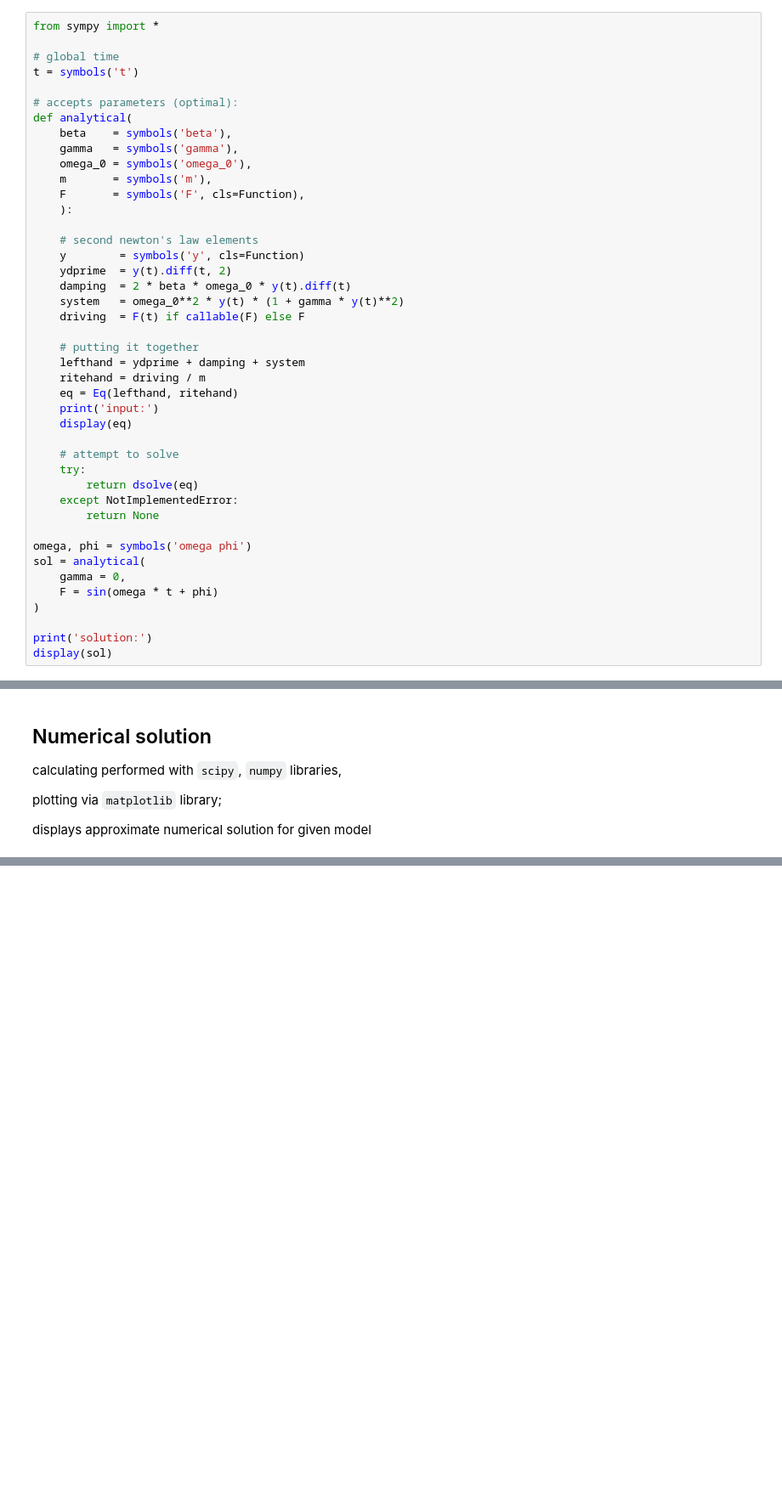
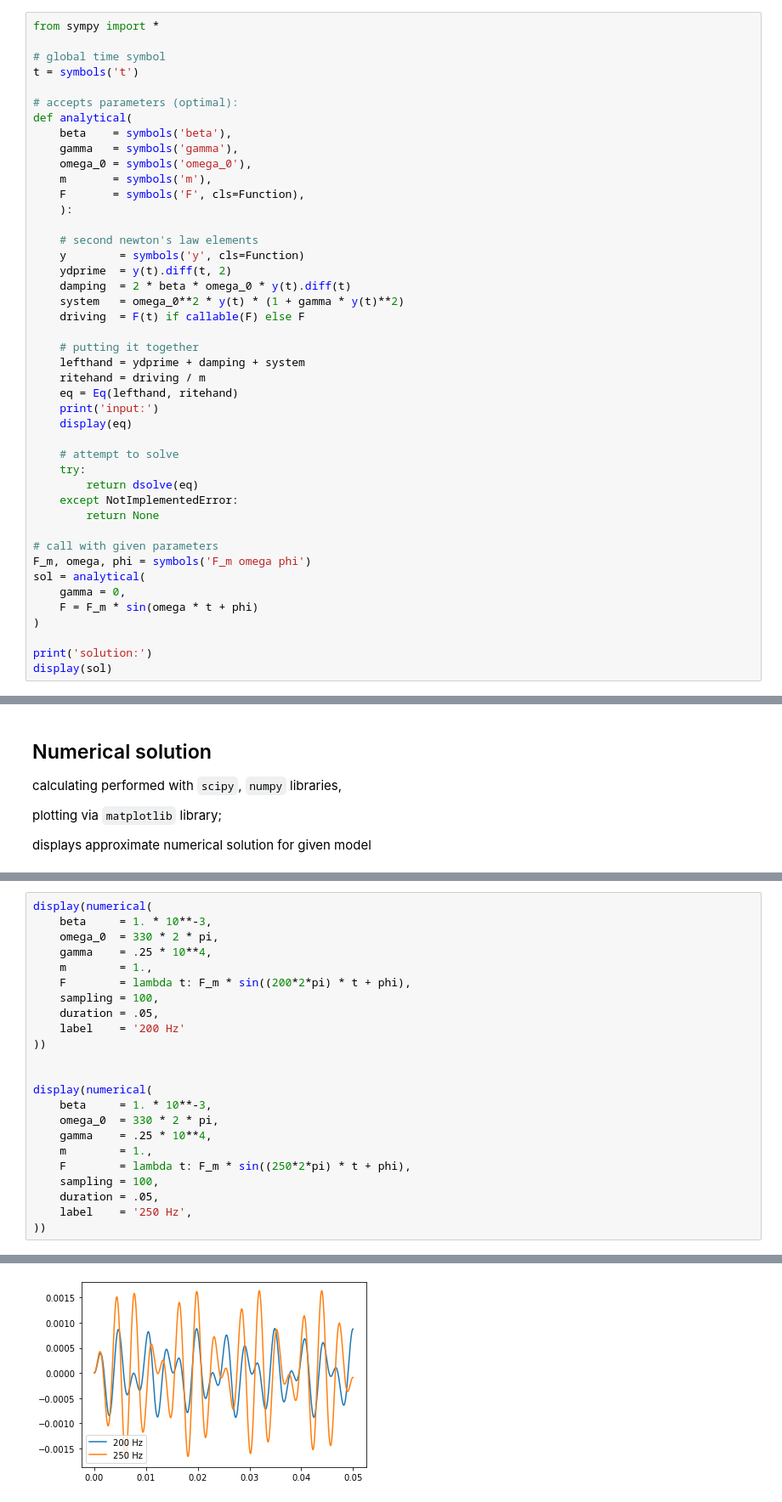
Before and after one commit to patztablook22/IYPT-Guitar-String, a Jupyter notebook: solutions.ipynb, the cells around one changed output, grey strips where cells are left out. Shown: that part at 85% size. Drawn from its saved outputs; the diff is of its cells as text; blank space fills up the shorter version.

```diff
--- a/solutions.ipynb
+++ b/solutions.ipynb
@@ -10,7 +10,7 @@ attempts to algorithmically find analytical solution for given parameters
 # %%
 from sympy import *
 
-# global time
+# global time symbol
 t = symbols('t')
 
 # accepts parameters (optimal):
@@ -42,10 +42,11 @@ def analytical(
     except NotImplementedError:
         return None
 
-omega, phi = symbols('omega phi')
+# call with given parameters
+F_m, omega, phi = symbols('F_m omega phi')
 sol = analytical(
     gamma = 0,
-    F = sin(omega * t + phi)
+    F = F_m * sin(omega * t + phi)
 )
 
 print('solution:')
@@ -121,0 +134,24 @@ sol = numerical(
+# %%
+display(numerical(
+    beta     = 1. * 10**-3,
+    omega_0  = 330 * 2 * pi,
+    gamma    = .25 * 10**4,
+    m        = 1.,
+    F        = lambda t: F_m * sin((200*2*pi) * t + phi),
+    sampling = 100,
+    duration = .05,
+    label    = '200 Hz'
+))
+
+
+display(numerical(
+    beta     = 1. * 10**-3,
+    omega_0  = 330 * 2 * pi,
+    gamma    = .25 * 10**4,
+    m        = 1.,
+    F        = lambda t: F_m * sin((250*2*pi) * t + phi),
+    sampling = 100,
+    duration = .05,
+    label    = '250 Hz',
+))
+# %% [output]
@@ -121,0 +160 @@ sol = numerical(
+[figure, added]
```
Also changed, not shown: parts of 5 cells of this notebook.
